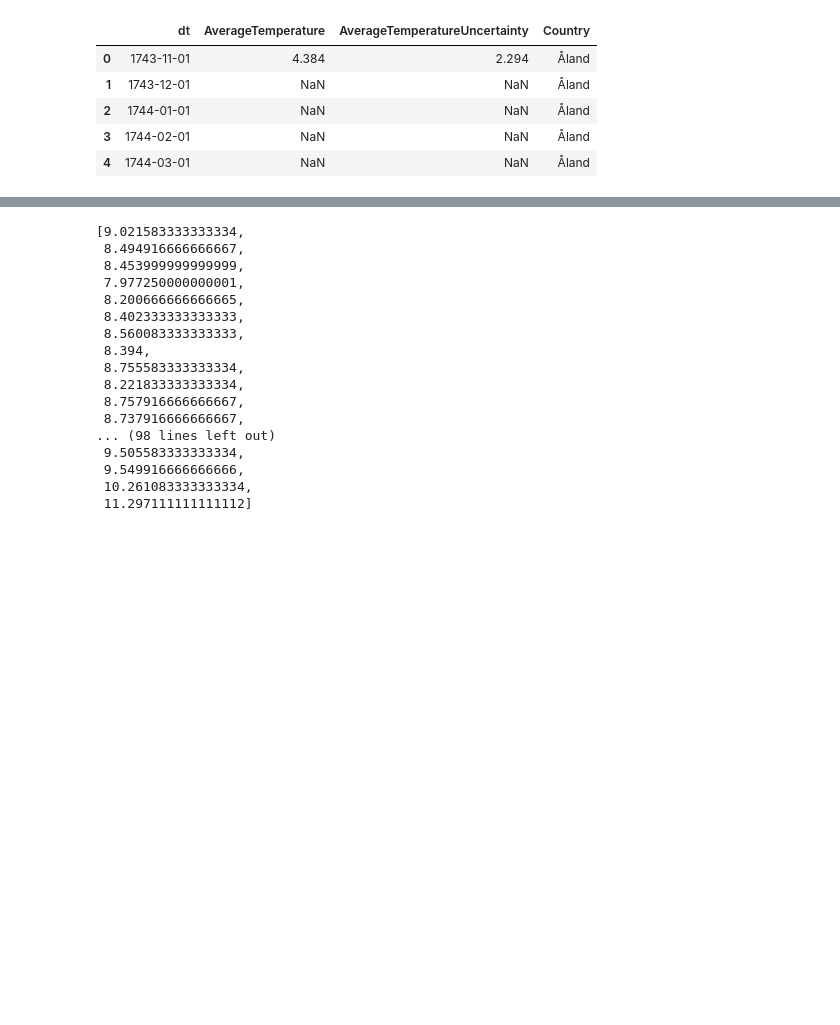
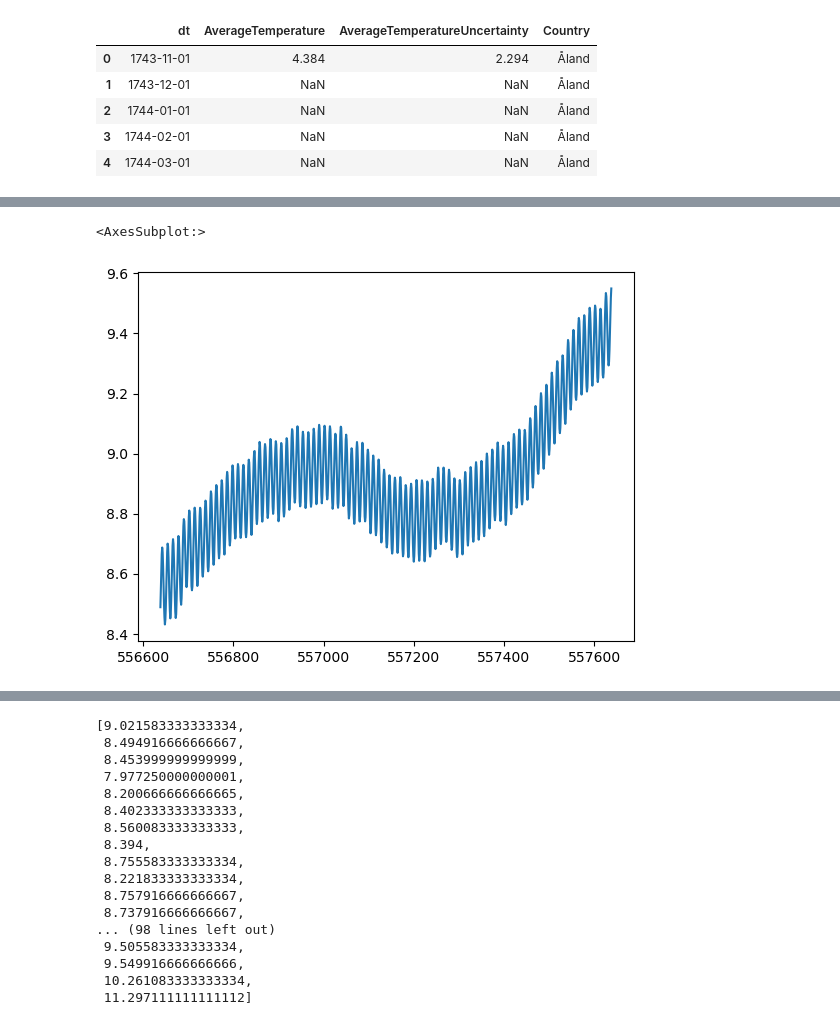
Before and after one commit to Salmatahlil/Capstone, a Jupyter notebook: InitialEDA.ipynb, the cells around one changed output, grey strips where cells are left out. Saved outputs shown, nothing was run; the diff lists cells and outputs as text; code cells hidden in the pictures; blank space fills up the shorter version.

Commit message:
added more plots

```diff
--- a/InitialEDA.ipynb
+++ b/InitialEDA.ipynb
@@ -36,0 +48,8 @@ temps['month'] = pd.DatetimeIndex(temps['dt']).month
+# %%
+from statsmodels.tsa.seasonal import seasonal_decompose
+series = temps["AverageTemperature"]
+result = seasonal_decompose(series, model='additive', period=365)
+result.trend.plot()
+# %% [output]
+<AxesSubplot:>
+[figure, added]
```
Also changed, not shown: parts of 20 cells of this notebook.
